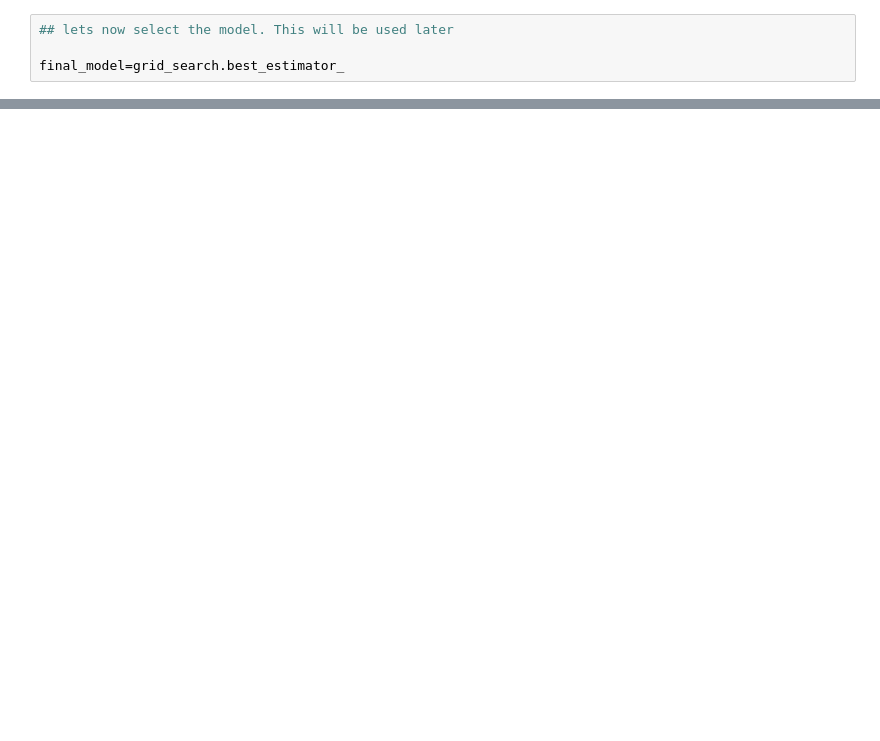
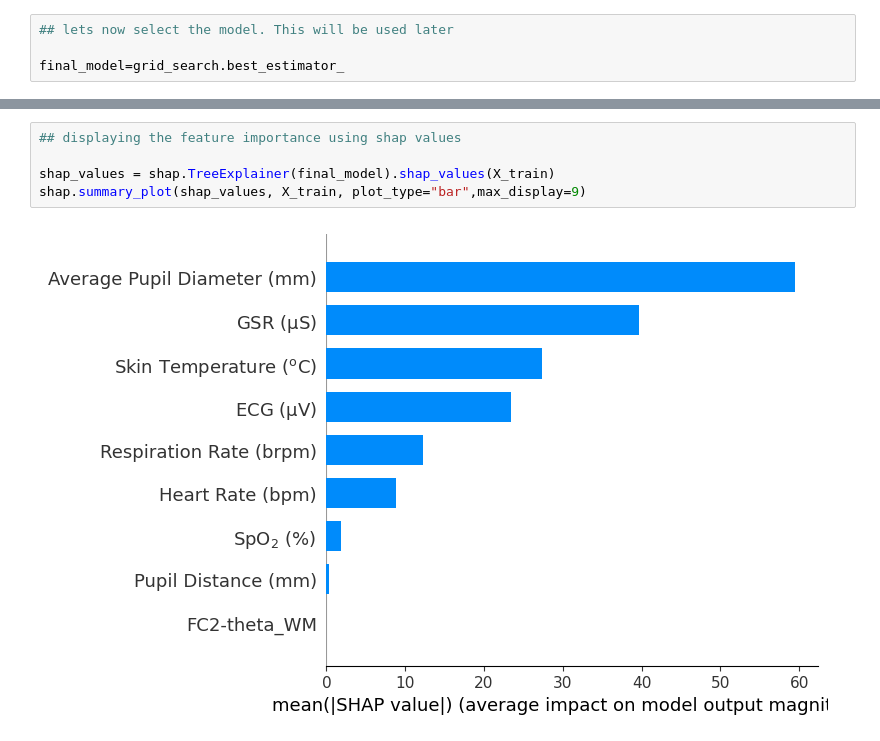
Before and after one commit to mi3nts/Compare_PSD, a Jupyter notebook: CO2/CO2_WM.ipynb, the cells around one changed output, grey strips where cells are left out. Drawn from its saved outputs; the diff is of its cells as text; blank space fills up the shorter version.

Commit message:
Included feature importance with SHAP

```diff
--- a/CO2/CO2_WM.ipynb
+++ b/CO2/CO2_WM.ipynb
@@ -200,3 +199,10 @@ print(correlation_test)
+# %%
+## displaying the feature importance using shap values
+
+shap_values = shap.TreeExplainer(final_model).shap_values(X_train)
+shap.summary_plot(shap_values, X_train, plot_type="bar",max_display=9)
+# %% [output]
+[figure, added]
 # %%
 ## steps to convert train and test to pandas dataframe to plot in seaborn
 
```
Also changed, not shown: parts of 15 cells of this notebook.
